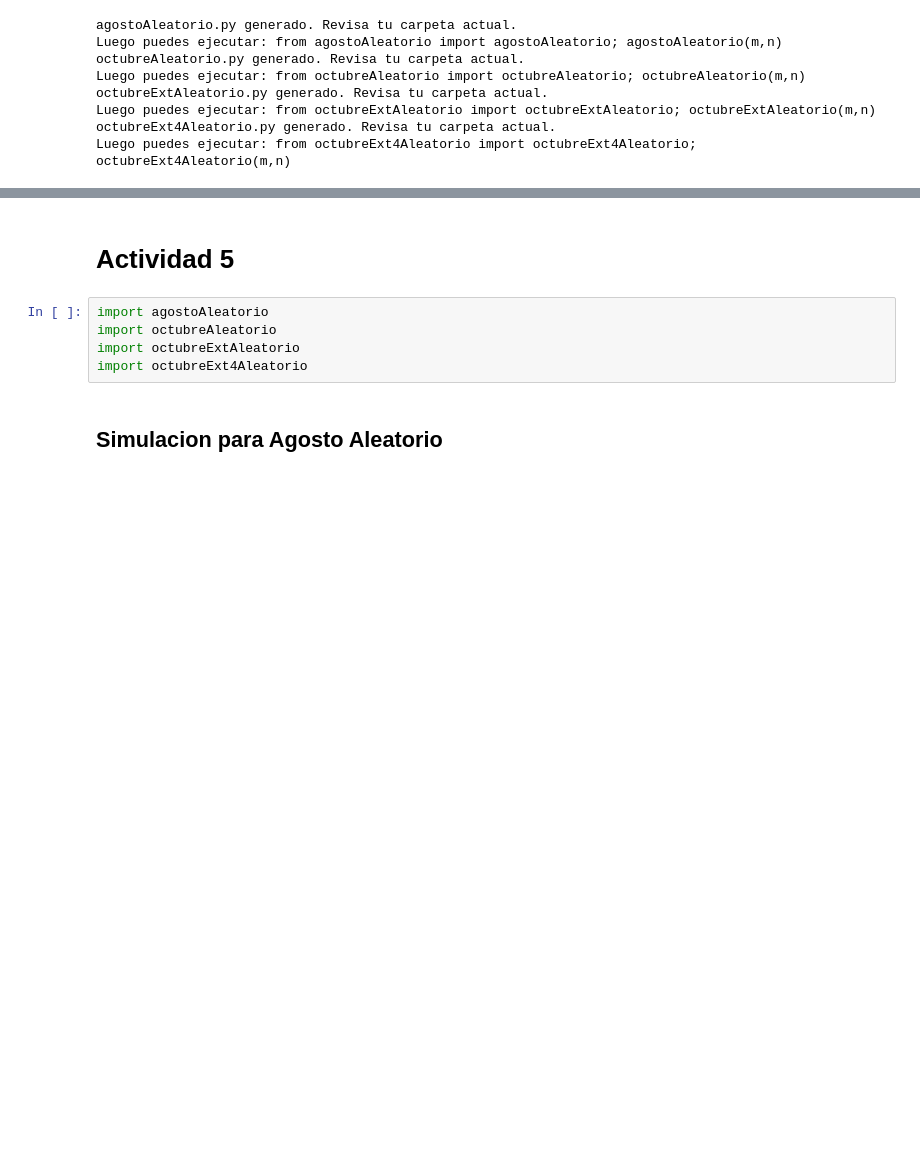
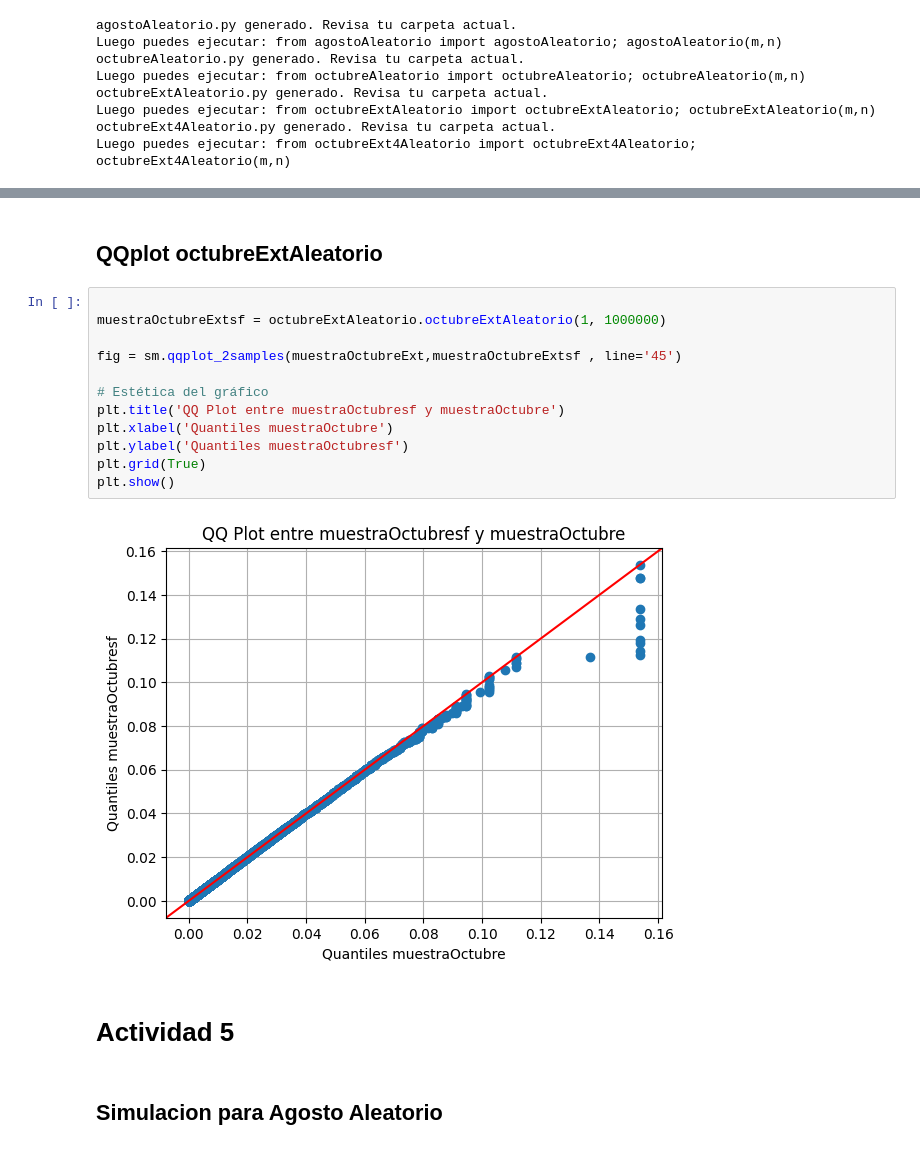
Before and after one commit to criss201x/ERLANG_B, a Jupyter notebook: notebooks/erlanb_b_base.ipynb, the cells around one changed output, grey strips where cells are left out. Saved outputs shown, nothing was run; the diff lists cells and outputs as text; blank space fills up the shorter version.

```diff
--- a/notebooks/erlanb_b_base.ipynb
+++ b/notebooks/erlanb_b_base.ipynb
@@ -356,10 +391,21 @@ Luego puedes ejecutar: from octubreExt4Aleatorio import octubreExt4Aleatorio; oc
+# %% [markdown]
+## QQplot octubreExtAleatorio
+# %%
+
+muestraOctubreExtsf = octubreExtAleatorio.octubreExtAleatorio(1, 1000000)
+
+fig = sm.qqplot_2samples(muestraOctubreExt,muestraOctubreExtsf , line='45')
+
+# Estética del gráfico
+plt.title('QQ Plot entre muestraOctubresf y muestraOctubre')
+plt.xlabel('Quantiles muestraOctubre')
+plt.ylabel('Quantiles muestraOctubresf')
+plt.grid(True)
+plt.show()
+# %% [output]
+[figure, added]
 # %% [markdown]
 # Actividad 5
-# %%
-import agostoAleatorio
-import octubreAleatorio
-import octubreExtAleatorio
-import octubreExt4Aleatorio
 # %% [markdown]
 ## Simulacion para Agosto Aleatorio
 # %%
```
Also changed, not shown: parts of 11 cells of this notebook.
